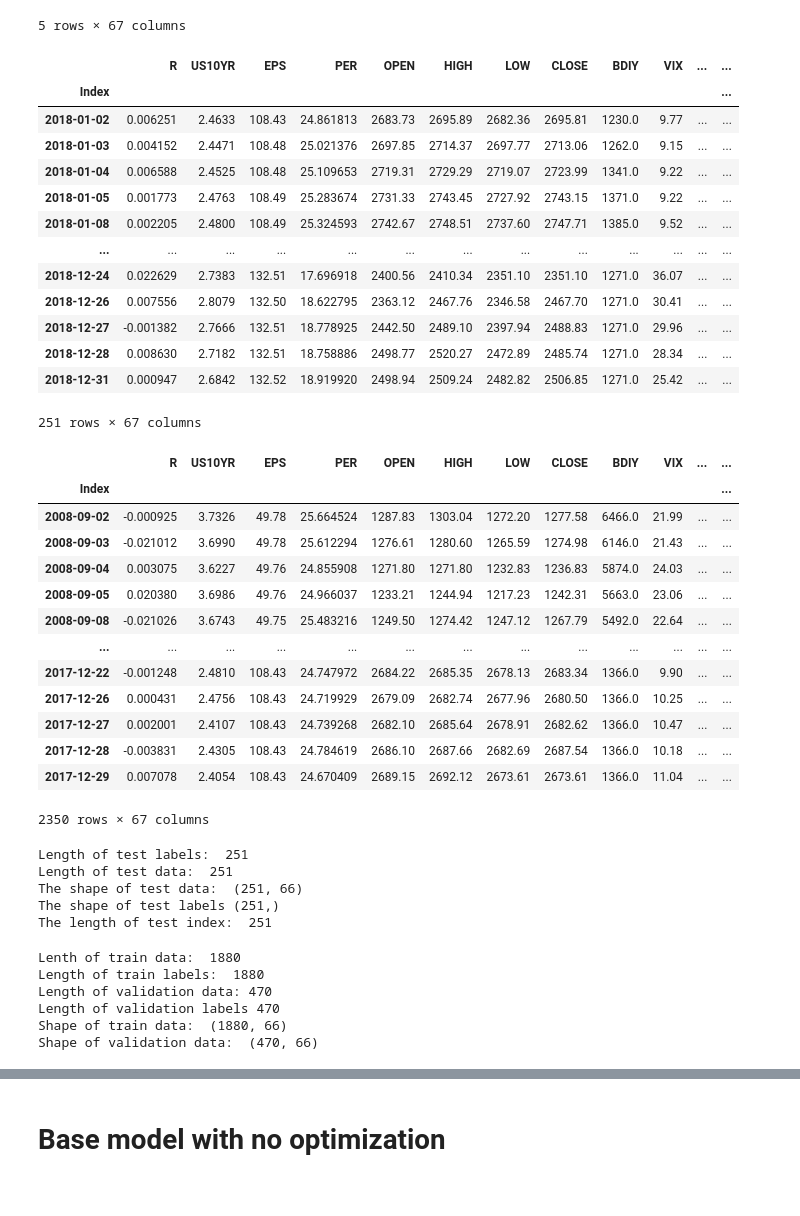
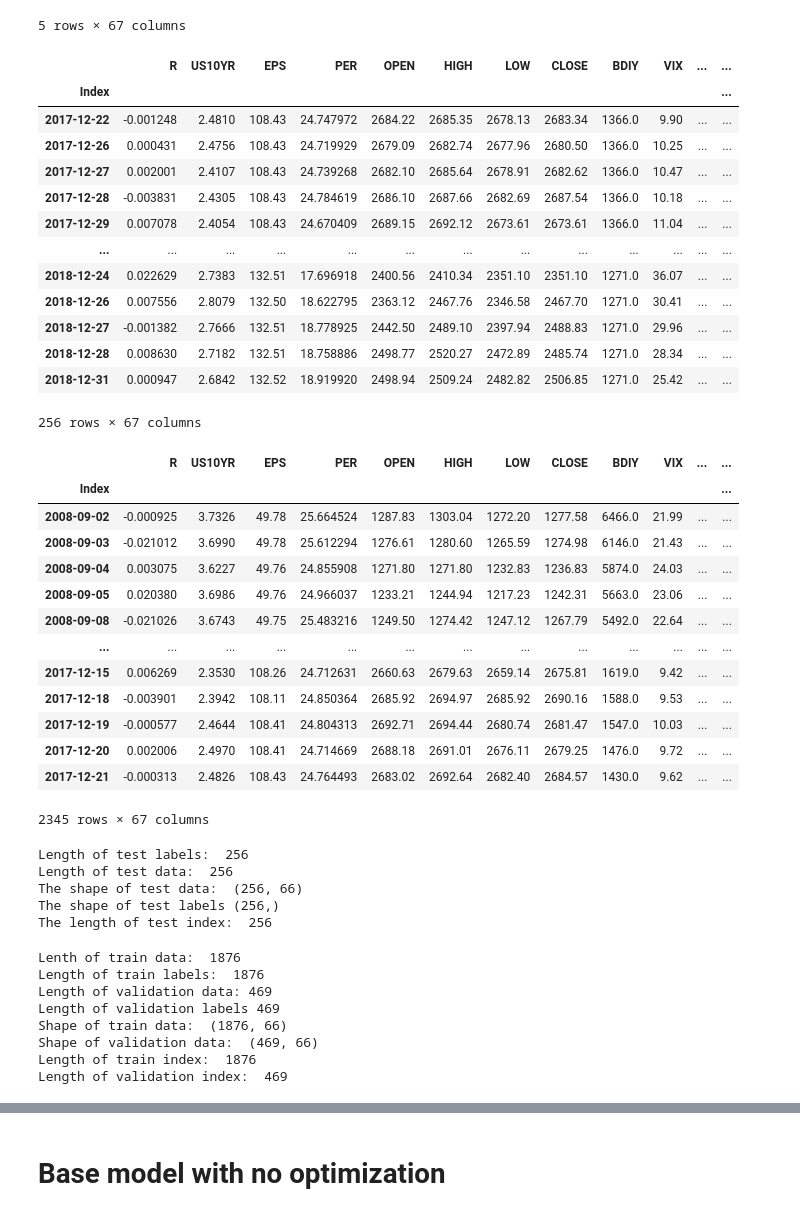
Before and after one commit to pburkepro/Hull-Tactical-Contest, a Jupyter notebook: lstm/LSTM_Architecture.ipynb, the cells around one changed output, grey strips where cells are left out. Drawn from its saved outputs; the diff is of its cells as text; code cells hidden in the pictures.

```diff
--- a/lstm/LSTM_Architecture.ipynb
+++ b/lstm/LSTM_Architecture.ipynb
@@ -51,27 +53,32 @@ data.head(5)
 # %%
 # Predict for the latest complete year of 2018
 test_year = '2018'
+# how many timesteps back to look, need to include in data set
+lookback = 5
+lookback_2017 = data['2017'].iloc[-lookback:-1].index.min()
 # test data frame for 2018
-test_df = data.loc[test_year]
+test_df = data.loc[lookback_2017:test_year]
 test_df
 # %% [output]
 |  | R | US10YR | EPS | PER | OPEN | HIGH | LOW | CLOSE | BDIY | VIX | ... | ... |
 | Index |  |  |  |  |  |  |  |  |  |  |  | ... |
-| 2018-01-02 | 0.006251 | 2.4633 | 108.43 | 24.861813 | 2683.73 | 2695.89 | 2682.36 | 2695.81 | 1230.0 | 9.77 | ... | ... |
-| 2018-01-03 | 0.004152 | 2.4471 | 108.48 | 25.021376 | 2697.85 | 2714.37 | 2697.77 | 2713.06 | 1262.0 | 9.15 | ... | ... |
-| 2018-01-04 | 0.006588 | 2.4525 | 108.48 | 25.109653 | 2719.31 | 2729.29 | 2719.07 | 2723.99 | 1341.0 | 9.22 | ... | ... |
-| 2018-01-05 | 0.001773 | 2.4763 | 108.49 | 25.283674 | 2731.33 | 2743.45 | 2727.92 | 2743.15 | 1371.0 | 9.22 | ... | ... |
-| 2018-01-08 | 0.002205 | 2.4800 | 108.49 | 25.324593 | 2742.67 | 2748.51 | 2737.60 | 2747.71 | 1385.0 | 9.52 | ... | ... |
+| 2017-12-22 | -0.001248 | 2.4810 | 108.43 | 24.747972 | 2684.22 | 2685.35 | 2678.13 | 2683.34 | 1366.0 | 9.90 | ... | ... |
+| 2017-12-26 | 0.000431 | 2.4756 | 108.43 | 24.719929 | 2679.09 | 2682.74 | 2677.96 | 2680.50 | 1366.0 | 10.25 | ... | ... |
+| 2017-12-27 | 0.002001 | 2.4107 | 108.43 | 24.739268 | 2682.10 | 2685.64 | 2678.91 | 2682.62 | 1366.0 | 10.47 | ... | ... |
+| 2017-12-28 | -0.003831 | 2.4305 | 108.43 | 24.784619 | 2686.10 | 2687.66 | 2682.69 | 2687.54 | 1366.0 | 10.18 | ... | ... |
+| 2017-12-29 | 0.007078 | 2.4054 | 108.43 | 24.670409 | 2689.15 | 2692.12 | 2673.61 | 2673.61 | 1366.0 | 11.04 | ... | ... |
 | ... | ... | ... | ... | ... | ... | ... | ... | ... | ... | ... | ... | ... |
 | 2018-12-24 | 0.022629 | 2.7383 | 132.51 | 17.696918 | 2400.56 | 2410.34 | 2351.10 | 2351.10 | 1271.0 | 36.07 | ... | ... |
 | 2018-12-26 | 0.007556 | 2.8079 | 132.50 | 18.622795 | 2363.12 | 2467.76 | 2346.58 | 2467.70 | 1271.0 | 30.41 | ... | ... |
 | 2018-12-27 | -0.001382 | 2.7666 | 132.51 | 18.778925 | 2442.50 | 2489.10 | 2397.94 | 2488.83 | 1271.0 | 29.96 | ... | ... |
 | 2018-12-28 | 0.008630 | 2.7182 | 132.51 | 18.758886 | 2498.77 | 2520.27 | 2472.89 | 2485.74 | 1271.0 | 28.34 | ... | ... |
 | 2018-12-31 | 0.000947 | 2.6842 | 132.52 | 18.919920 | 2498.94 | 2509.24 | 2482.82 | 2506.85 | 1271.0 | 25.42 | ... | ... |
-251 rows × 67 columns
+256 rows × 67 columns
 # %%
 # Training data frame from 2008 - 2017
 train_df = data.loc[:'2017']
+# Remove lookback form training set
+train_df = train_df.iloc[:-lookback]
 train_df
 # %% [output]
 |  | R | US10YR | EPS | PER | OPEN | HIGH | LOW | CLOSE | BDIY | VIX | ... | ... |
@@ -82,12 +89,12 @@ train_df
 | 2008-09-05 | 0.020380 | 3.6986 | 49.76 | 24.966037 | 1233.21 | 1244.94 | 1217.23 | 1242.31 | 5663.0 | 23.06 | ... | ... |
 | 2008-09-08 | -0.021026 | 3.6743 | 49.75 | 25.483216 | 1249.50 | 1274.42 | 1247.12 | 1267.79 | 5492.0 | 22.64 | ... | ... |
 | ... | ... | ... | ... | ... | ... | ... | ... | ... | ... | ... | ... | ... |
-| 2017-12-22 | -0.001248 | 2.4810 | 108.43 | 24.747972 | 2684.22 | 2685.35 | 2678.13 | 2683.34 | 1366.0 | 9.90 | ... | ... |
-| 2017-12-26 | 0.000431 | 2.4756 | 108.43 | 24.719929 | 2679.09 | 2682.74 | 2677.96 | 2680.50 | 1366.0 | 10.25 | ... | ... |
-| 2017-12-27 | 0.002001 | 2.4107 | 108.43 | 24.739268 | 2682.10 | 2685.64 | 2678.91 | 2682.62 | 1366.0 | 10.47 | ... | ... |
-| 2017-12-28 | -0.003831 | 2.4305 | 108.43 | 24.784619 | 2686.10 | 2687.66 | 2682.69 | 2687.54 | 1366.0 | 10.18 | ... | ... |
-| 2017-12-29 | 0.007078 | 2.4054 | 108.43 | 24.670409 | 2689.15 | 2692.12 | 2673.61 | 2673.61 | 1366.0 | 11.04 | ... | ... |
+| 2017-12-15 | 0.006269 | 2.3530 | 108.26 | 24.712631 | 2660.63 | 2679.63 | 2659.14 | 2675.81 | 1619.0 | 9.42 | ... | ... |
+| 2017-12-18 | -0.003901 | 2.3942 | 108.11 | 24.850364 | 2685.92 | 2694.97 | 2685.92 | 2690.16 | 1588.0 | 9.53 | ... | ... |
+| 2017-12-19 | -0.000577 | 2.4644 | 108.41 | 24.804313 | 2692.71 | 2694.44 | 2680.74 | 2681.47 | 1547.0 | 10.03 | ... | ... |
+| 2017-12-20 | 0.002006 | 2.4970 | 108.41 | 24.714669 | 2688.18 | 2691.01 | 2676.11 | 2679.25 | 1476.0 | 9.72 | ... | ... |
+| 2017-12-21 | -0.000313 | 2.4826 | 108.43 | 24.764493 | 2683.02 | 2692.64 | 2682.40 | 2684.57 | 1430.0 | 9.62 | ... | ... |
-2350 rows × 67 columns
+2345 rows × 67 columns
 # %%
 # Create test dataset and test labels
 test_labels = test_df['R'].values
@@ -100,11 +107,11 @@ print("The shape of test labels", test_labels.shape)
 test_index = test_df.index.values
 print("The length of test index: ", len(test_index))
 # %% [output]
-Length of test labels:  251
-Length of test data:  251
-The shape of test data:  (251, 66)
-The shape of test labels (251,)
-The length of test index:  251
+Length of test labels:  256
+Length of test data:  256
+The shape of test data:  (256, 66)
+The shape of test labels (256,)
+The length of test index:  256
 # %%
 # Create Training and validation set: Split data with 80% train and 20 % val
 train_sp_returns = train_df['R'].values
@@ -117,9 +124,6 @@ train_data, val_data, train_labels, val_labels = train_test_split(train_features
                                                                     random_state = 0,
                                                                    shuffle = False)
 
-# Split training index
-train_index = test_df.index[:1880].values
-val_index = test_index[1881:]
 
 print("Lenth of train data: ", len(train_data))
 print("Length of train labels: ", len(train_labels))
@@ -127,13 +131,22 @@ print("Length of validation data:", len(val_data))
 print("Length of validation labels", len(val_labels))
 print("Shape of train data: ", train_data.shape)
 print("Shape of validation data: ", val_data.shape)
+
+# Split training index
+train_index = train_df.index[:len(train_data)].values
+val_index = train_df.index[-len(val_data)-1:-1]
+
+print("Length of train index: ", len(train_index))
+print("Length of validation index: ", len(val_index))
 # %% [output]
-Lenth of train data:  1880
-Length of train labels:  1880
-Length of validation data: 470
-Length of validation labels 470
-Shape of train data:  (1880, 66)
-Shape of validation data:  (470, 66)
+Lenth of train data:  1876
+Length of train labels:  1876
+Length of validation data: 469
+Length of validation labels 469
+Shape of train data:  (1876, 66)
+Shape of validation data:  (469, 66)
+Length of train index:  1876
+Length of validation index:  469
 # %%
 # Normalize the data from training data
 sc = StandardScaler()
```
Also changed, not shown: parts of 15 cells of this notebook.
